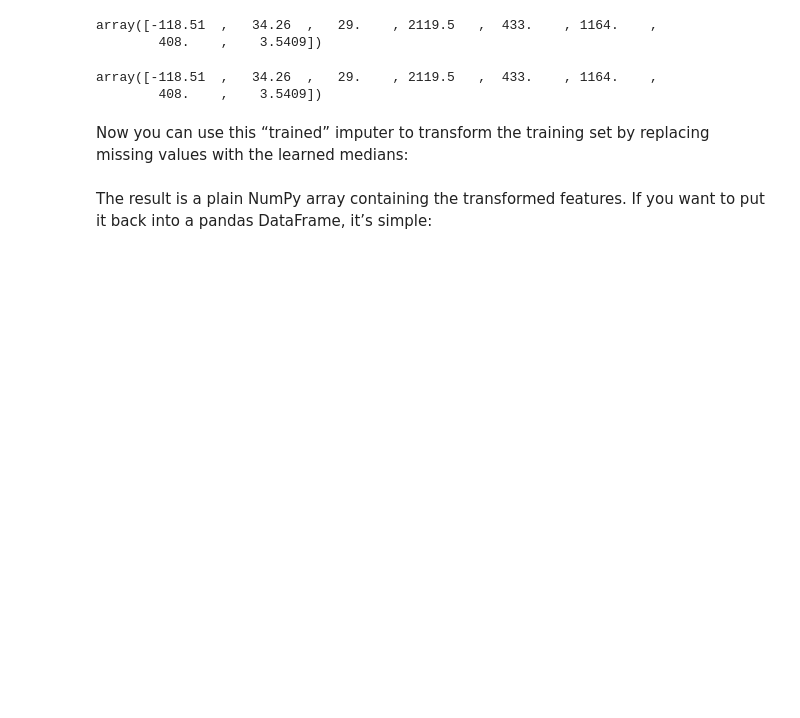
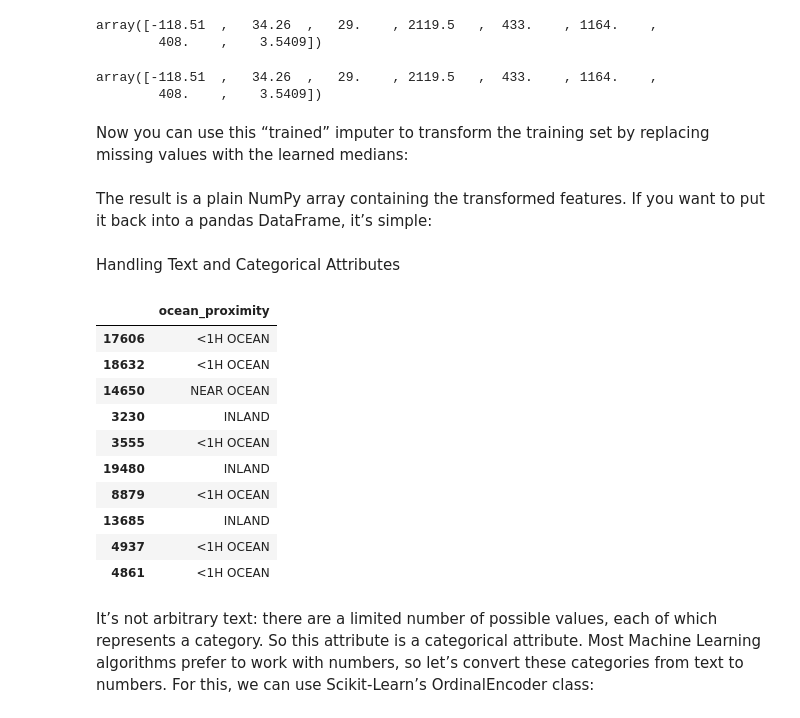
Before and after one commit to bimri/handsonml, a Jupyter notebook: Housing.ipynb, the cells around one changed output. Saved outputs shown, nothing was run; the diff lists cells and outputs as text; code cells hidden in the pictures; blank space fills up the shorter version.

Commit message:
Handling Text and Categorical Attributes

```diff
--- a/Housing.ipynb
+++ b/Housing.ipynb
@@ -420,3 +420,22 @@ The result is a plain NumPy array containing the transformed features. If you wa
 # %%
 housing_tr = pd.DataFrame(X, columns=housing_num.columns,
 index=housing_num.index)
+# %% [markdown]
+Handling Text and Categorical Attributes
+# %%
+housing_cat = housing[["ocean_proximity"]]
+housing_cat.head(10)
+# %% [output]
+|  | ocean_proximity |
+| 17606 | <1H OCEAN |
+| 18632 | <1H OCEAN |
+| 14650 | NEAR OCEAN |
+| 3230 | INLAND |
+| 3555 | <1H OCEAN |
+| 19480 | INLAND |
+| 8879 | <1H OCEAN |
+| 13685 | INLAND |
+| 4937 | <1H OCEAN |
+| 4861 | <1H OCEAN |
+# %% [markdown]
+It’s not arbitrary text: there are a limited number of possible values, each of which represents a category. So this attribute is a categorical attribute. Most Machine Learning algorithms prefer to work with numbers, so let’s convert these categories from text to numbers. For this, we can use Scikit-Learn’s OrdinalEncoder class:
```
Also changed, not shown: parts of 9 cells of this notebook.
